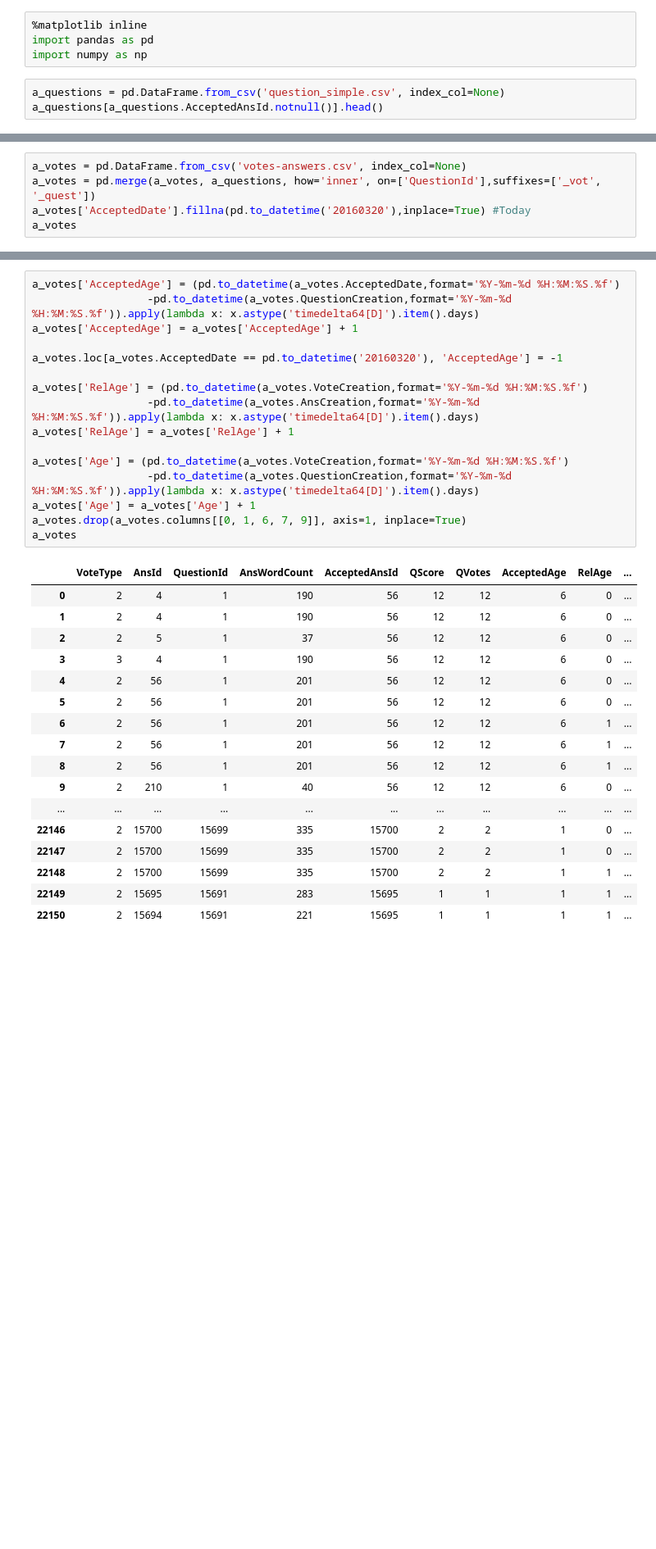
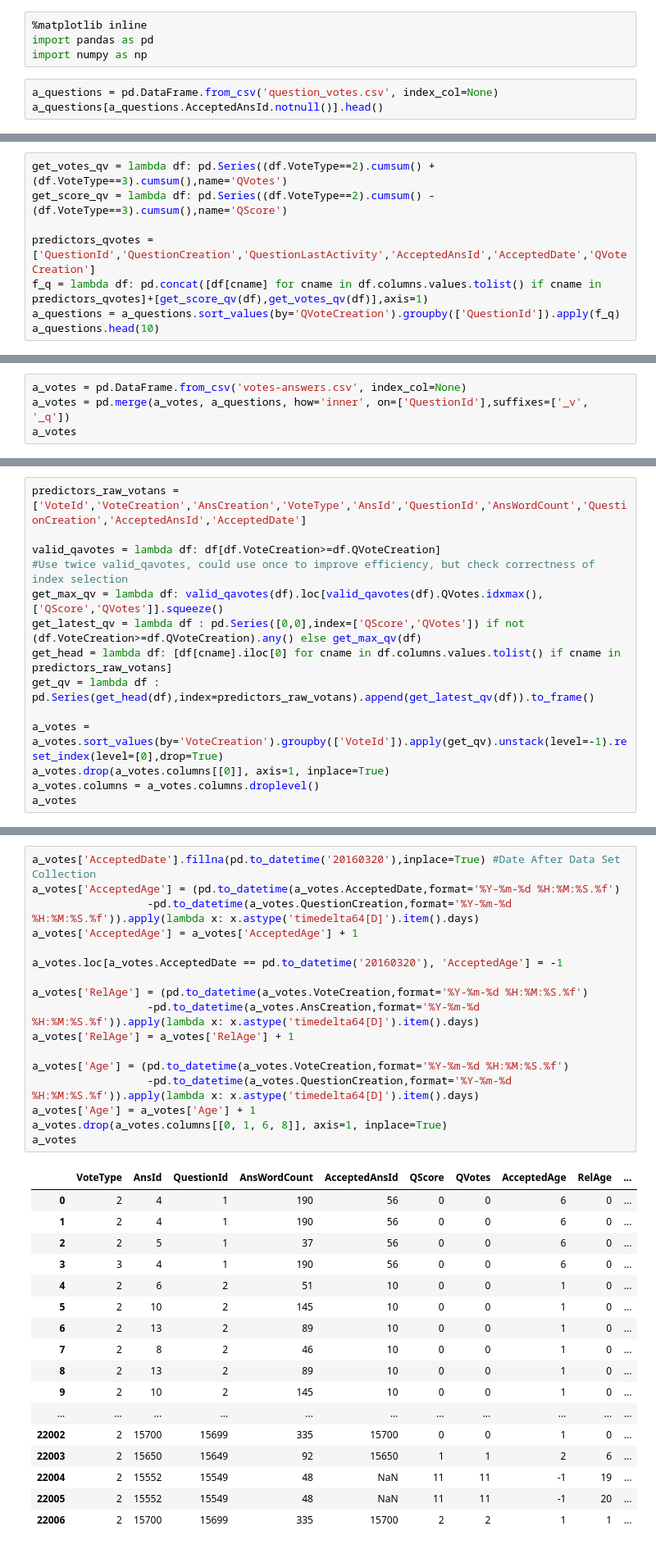
Before and after one commit to JoelDan192/Predictive-model-for-the-voting-system-in-SE-network, a Jupyter notebook: spanish_site/Answer_votes.ipynb, the cells around one changed output, grey strips where cells are left out. Shown at 82% size. Cells and saved outputs as stored; diff of their text form; blank space fills up the shorter version.

```diff
--- a/spanish_site/Answer_votes.ipynb
+++ b/spanish_site/Answer_votes.ipynb
@@ -3,6 +3,6 @@
 import pandas as pd
 import numpy as np
 # %%
-a_questions = pd.DataFrame.from_csv('question_simple.csv', index_col=None)
+a_questions = pd.DataFrame.from_csv('question_votes.csv', index_col=None)
 a_questions[a_questions.AcceptedAnsId.notnull()].head()
 # %% [output]
@@ -14,0 +15,8 @@ a_questions[a_questions.AcceptedAnsId.notnull()].head()
+# %%
+get_votes_qv = lambda df: pd.Series((df.VoteType==2).cumsum() + (df.VoteType==3).cumsum(),name='QVotes')
+get_score_qv = lambda df: pd.Series((df.VoteType==2).cumsum() - (df.VoteType==3).cumsum(),name='QScore')
+
+predictors_qvotes = ['QuestionId','QuestionCreation','QuestionLastActivity','AcceptedAnsId','AcceptedDate','QVoteCreation']
+f_q = lambda df: pd.concat([df[cname] for cname in df.columns.values.tolist() if cname in predictors_qvotes]+[get_score_qv(df),get_votes_qv(df)],axis=1)
+a_questions = a_questions.sort_values(by='QVoteCreation').groupby(['QuestionId']).apply(f_q)
+a_questions.head(10)
@@ -15,6 +35,5 @@ a_questions[a_questions.AcceptedAnsId.notnull()].head()
 # %%
 a_votes = pd.DataFrame.from_csv('votes-answers.csv', index_col=None)
-a_votes = pd.merge(a_votes, a_questions, how='inner', on=['QuestionId'],suffixes=['_vot', '_quest'])
-a_votes['AcceptedDate'].fillna(pd.to_datetime('20160320'),inplace=True) #Today
+a_votes = pd.merge(a_votes, a_questions, how='inner', on=['QuestionId'],suffixes=['_v', '_q'])
 a_votes
 # %% [output]
@@ -38,0 +58,14 @@ a_votes
+# %%
+predictors_raw_votans =['VoteId','VoteCreation','AnsCreation','VoteType','AnsId','QuestionId','AnsWordCount','QuestionCreation','AcceptedAnsId','AcceptedDate']
+
+valid_qavotes = lambda df: df[df.VoteCreation>=df.QVoteCreation]
+#Use twice valid_qavotes, could use once to improve efficiency, but check correctness of index selection
+get_max_qv = lambda df: valid_qavotes(df).loc[valid_qavotes(df).QVotes.idxmax(),['QScore','QVotes']].squeeze()
+get_latest_qv = lambda df : pd.Series([0,0],index=['QScore','QVotes']) if not (df.VoteCreation>=df.QVoteCreation).any() else get_max_qv(df)
+get_head = lambda df: [df[cname].iloc[0] for cname in df.columns.values.tolist() if cname in predictors_raw_votans]
+get_qv = lambda df : pd.Series(get_head(df),index=predictors_raw_votans).append(get_latest_qv(df)).to_frame()
+
+a_votes = a_votes.sort_values(by='VoteCreation').groupby(['VoteId']).apply(get_qv).unstack(level=-1).reset_index(level=[0],drop=True)
+a_votes.drop(a_votes.columns[[0]], axis=1, inplace=True)
+a_votes.columns = a_votes.columns.droplevel()
+a_votes
@@ -39,34 +91,35 @@ a_votes
 # %%
+a_votes['AcceptedDate'].fillna(pd.to_datetime('20160320'),inplace=True) #Date After Data Set Collection
 a_votes['AcceptedAge'] = (pd.to_datetime(a_votes.AcceptedDate,format='%Y-%m-%d %H:%M:%S.%f')
                   -pd.to_datetime(a_votes.QuestionCreation,format='%Y-%m-%d %H:%M:%S.%f')).apply(lambda x: x.astype('timedelta64[D]').item().days)
 a_votes['AcceptedAge'] = a_votes['AcceptedAge'] + 1
 
 a_votes.loc[a_votes.AcceptedDate == pd.to_datetime('20160320'), 'AcceptedAge'] = -1
 
 a_votes['RelAge'] = (pd.to_datetime(a_votes.VoteCreation,format='%Y-%m-%d %H:%M:%S.%f')
                   -pd.to_datetime(a_votes.AnsCreation,format='%Y-%m-%d %H:%M:%S.%f')).apply(lambda x: x.astype('timedelta64[D]').item().days)
 a_votes['RelAge'] = a_votes['RelAge'] + 1
 
 a_votes['Age'] = (pd.to_datetime(a_votes.VoteCreation,format='%Y-%m-%d %H:%M:%S.%f')
                   -pd.to_datetime(a_votes.QuestionCreation,format='%Y-%m-%d %H:%M:%S.%f')).apply(lambda x: x.astype('timedelta64[D]').item().days)
 a_votes['Age'] = a_votes['Age'] + 1
-a_votes.drop(a_votes.columns[[0, 1, 6, 7, 9]], axis=1, inplace=True)
+a_votes.drop(a_votes.columns[[0, 1, 6, 8]], axis=1, inplace=True)
 a_votes
 # %% [output]
 |  | VoteType | AnsId | QuestionId | AnsWordCount | AcceptedAnsId | QScore | QVotes | AcceptedAge | RelAge | ... |
-| 0 | 2 | 4 | 1 | 190 | 56 | 12 | 12 | 6 | 0 | ... |
-| 1 | 2 | 4 | 1 | 190 | 56 | 12 | 12 | 6 | 0 | ... |
-| 2 | 2 | 5 | 1 | 37 | 56 | 12 | 12 | 6 | 0 | ... |
-| 3 | 3 | 4 | 1 | 190 | 56 | 12 | 12 | 6 | 0 | ... |
-| 4 | 2 | 56 | 1 | 201 | 56 | 12 | 12 | 6 | 0 | ... |
-| 5 | 2 | 56 | 1 | 201 | 56 | 12 | 12 | 6 | 0 | ... |
-| 6 | 2 | 56 | 1 | 201 | 56 | 12 | 12 | 6 | 1 | ... |
-| 7 | 2 | 56 | 1 | 201 | 56 | 12 | 12 | 6 | 1 | ... |
-| 8 | 2 | 56 | 1 | 201 | 56 | 12 | 12 | 6 | 1 | ... |
-| 9 | 2 | 210 | 1 | 40 | 56 | 12 | 12 | 6 | 0 | ... |
+| 0 | 2 | 4 | 1 | 190 | 56 | 0 | 0 | 6 | 0 | ... |
+| 1 | 2 | 4 | 1 | 190 | 56 | 0 | 0 | 6 | 0 | ... |
+| 2 | 2 | 5 | 1 | 37 | 56 | 0 | 0 | 6 | 0 | ... |
+| 3 | 3 | 4 | 1 | 190 | 56 | 0 | 0 | 6 | 0 | ... |
+| 4 | 2 | 6 | 2 | 51 | 10 | 0 | 0 | 1 | 0 | ... |
+| 5 | 2 | 10 | 2 | 145 | 10 | 0 | 0 | 1 | 0 | ... |
+| 6 | 2 | 13 | 2 | 89 | 10 | 0 | 0 | 1 | 0 | ... |
+| 7 | 2 | 8 | 2 | 46 | 10 | 0 | 0 | 1 | 0 | ... |
+| 8 | 2 | 13 | 2 | 89 | 10 | 0 | 0 | 1 | 0 | ... |
+| 9 | 2 | 10 | 2 | 145 | 10 | 0 | 0 | 1 | 0 | ... |
 | ... | ... | ... | ... | ... | ... | ... | ... | ... | ... | ... |
-| 22146 | 2 | 15700 | 15699 | 335 | 15700 | 2 | 2 | 1 | 0 | ... |
-| 22147 | 2 | 15700 | 15699 | 335 | 15700 | 2 | 2 | 1 | 0 | ... |
-| 22148 | 2 | 15700 | 15699 | 335 | 15700 | 2 | 2 | 1 | 1 | ... |
-| 22149 | 2 | 15695 | 15691 | 283 | 15695 | 1 | 1 | 1 | 1 | ... |
-| 22150 | 2 | 15694 | 15691 | 221 | 15695 | 1 | 1 | 1 | 1 | ... |
+| 22002 | 2 | 15700 | 15699 | 335 | 15700 | 0 | 0 | 1 | 0 | ... |
+| 22003 | 2 | 15650 | 15649 | 92 | 15650 | 1 | 1 | 2 | 6 | ... |
+| 22004 | 2 | 15552 | 15549 | 48 | NaN | 11 | 11 | -1 | 19 | ... |
+| 22005 | 2 | 15552 | 15549 | 48 | NaN | 11 | 11 | -1 | 20 | ... |
+| 22006 | 2 | 15700 | 15699 | 335 | 15700 | 2 | 2 | 1 | 1 | ... |
```
Also changed, not shown: parts of 22 cells of this notebook, 3 other files.
